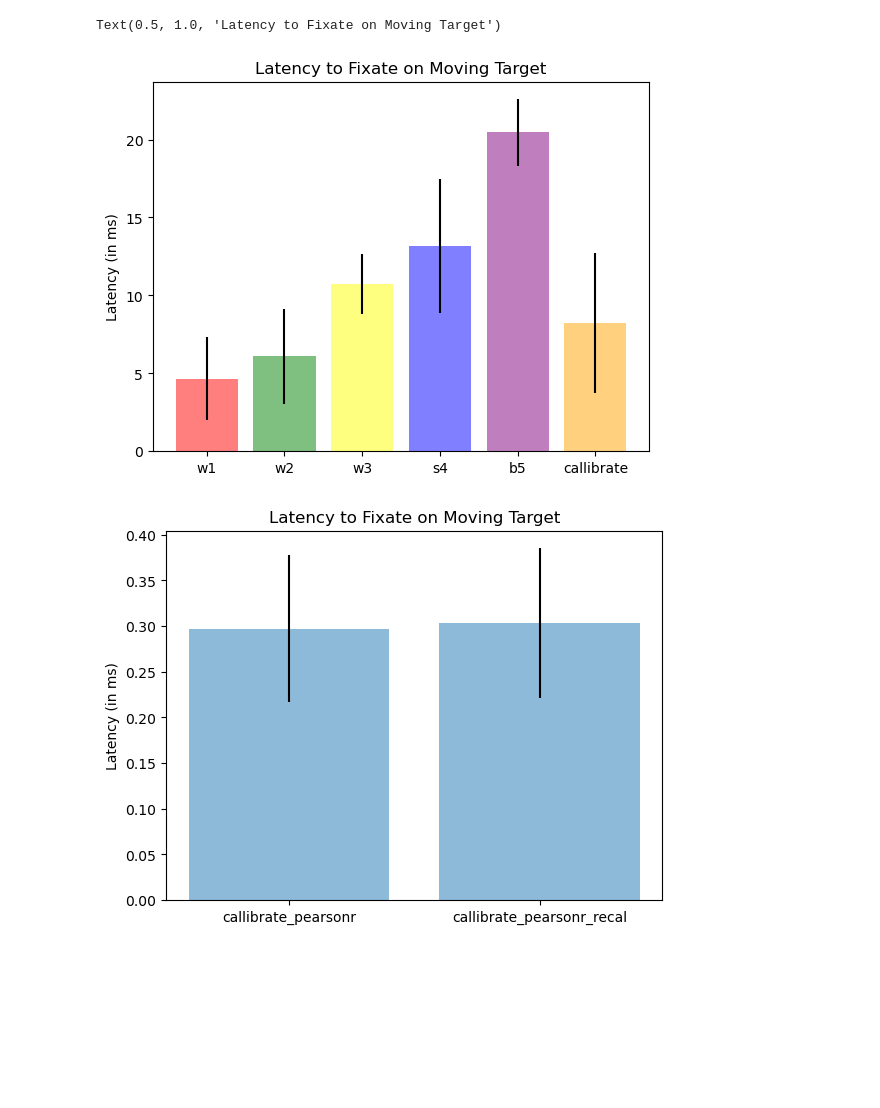
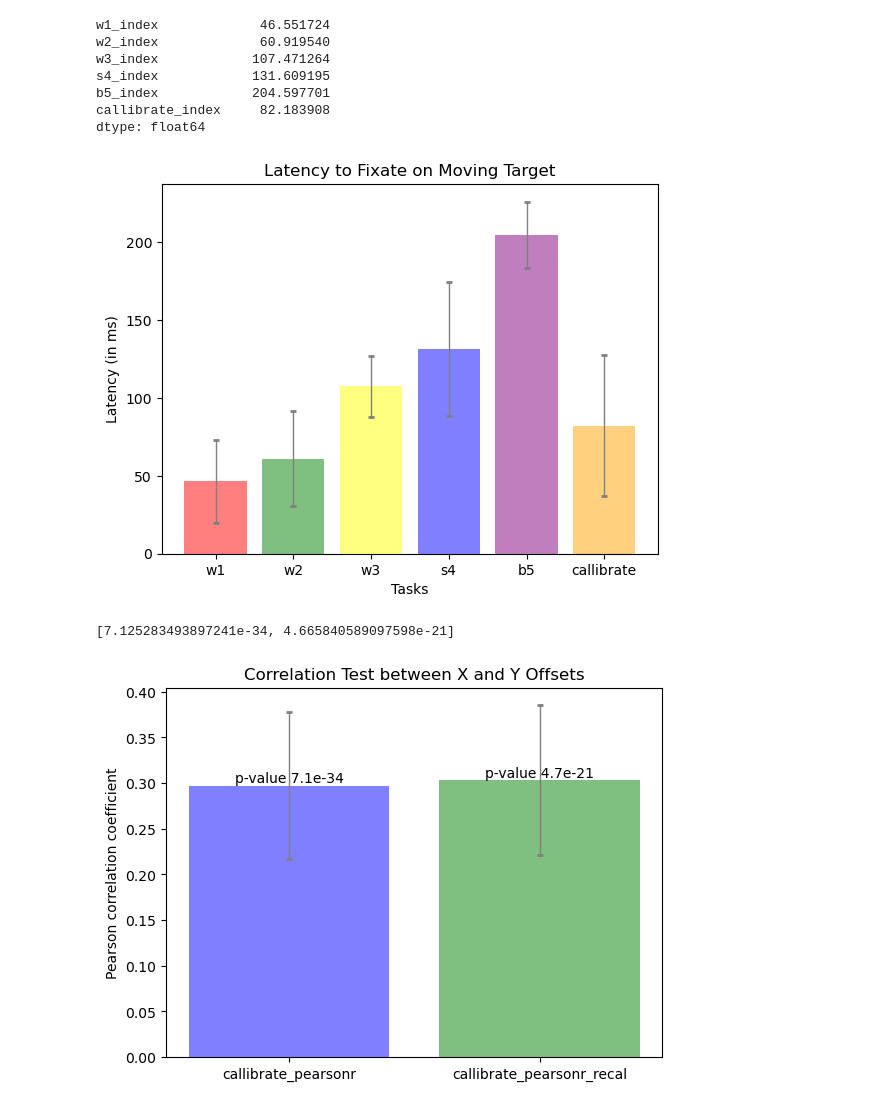
Before and after one commit to SatyamA007/MagicLeap-EyeTracking-data, a Jupyter notebook: recallibrated_data_moving/error_plots.ipynb, the cells around one changed output. Drawn from its saved outputs; the diff is of its cells as text; code cells hidden in the pictures; blank space fills up the shorter version.

Commit message:
Comparing static and moving

```diff
--- a/recallibrated_data_moving/error_plots.ipynb
+++ b/recallibrated_data_moving/error_plots.ipynb
@@ -12,11 +11,6 @@ error_df_path = 'error_df.csv'
 
 if not os.path.exists(error_df_path):
     exit()
-# %%
-error_df_path = 'error_df.csv'
-
-if not os.path.exists(error_df_path):
-    exit()
 # %%
 #Plotting means with CI of 95%
 
@@ -58,20 +52,23 @@ colors=["red", "green", 'yellow', "blue", "purple", 'orange']
 titles = ['Euclidean Errors for Moving Target (Recallibrated)', 'Euclidean Errors for Moving Target', 'Cosine Simmilarity Errors for Moving Target']
 
 fig, axes = plt.subplots(nrows=1, ncols=3, figsize=(15, 5))
-axes[0].bar(xvals, y1vals, yerr=y1_std, align='center', alpha=0.5, color=colors)
-axes[1].bar(xvals, y2vals, yerr=y2_std, align='center', alpha=0.5, color=colors)
-axes[2].bar(xvals, y3vals, yerr=y3_std, align='center', alpha=0.5, color=colors)
+axes[0].bar(xvals, y1vals, yerr=y1_std, align='center', alpha=0.5, color=colors, error_kw=dict(ecolor='gray', lw=1, capsize=2, capthick=2))
+axes[1].bar(xvals, y2vals, yerr=y2_std, align='center', alpha=0.5, color=colors, error_kw=dict(ecolor='gray', lw=1, capsize=2, capthick=2))
+axes[2].bar(xvals, y3vals, yerr=y3_std, align='center', alpha=0.5, color=colors, error_kw=dict(ecolor='gray', lw=1, capsize=2, capthick=2))
 axes[0].set_ylabel('Error ° (in degrees)')
+axes[1].set_xlabel('Tasks')
 
 for index,ax in  enumerate(axes):
     ax.yaxis.set_minor_locator(tck.AutoMinorLocator())
     ax.yaxis.grid(color='lightgray', which='both', linestyle='dashed')
+    ax.set_axisbelow(True)
     plt.sca(ax)
     plt.xticks(range(len(df.columns)), labels)
     plt.title(titles[index])
-    plt.ylim([0, 6])
+    plt.ylim([0, 6.5])
     plt.axhline(y=100, zorder=0)
 
 
 fig.tight_layout()
+df.mean()
 # %% [output]
@@ -79,23 +83,34 @@ fig.tight_layout()
 # %%
 df = pd.read_csv(error_df_path, index_col=False)
-df['w1_index'] = df['w1_index'].apply(lambda p: p*100/60)
-df['w2_index'] = df['w2_index'].apply(lambda p: p*100/60)
-df['w3_index'] = df['w3_index'].apply(lambda p: p*100/60)
-df['s4_index'] = df['s4_index'].apply(lambda p: p*100/60)
-df['b5_index'] = df['b5_index'].apply(lambda p: p*100/60)
-df['callibrate_index'] = df['callibrate_index'].apply(lambda p: p*100/60)
+df['w1_index'] = df['w1_index'].apply(lambda p: p*1000/60)
+df['w2_index'] = df['w2_index'].apply(lambda p: p*1000/60)
+df['w3_index'] = df['w3_index'].apply(lambda p: p*1000/60)
+df['s4_index'] = df['s4_index'].apply(lambda p: p*1000/60)
+df['b5_index'] = df['b5_index'].apply(lambda p: p*1000/60)
+df['callibrate_index'] = df['callibrate_index'].apply(lambda p: p*1000/60)
 df = df[['w1_index', 'w2_index', 'w3_index', 's4_index', 'b5_index', 'callibrate_index']]
 y_std = df.std()/np.sqrt(df.shape[0])*1.96
 xvals = range(len(df.columns))
 yvals = df.mean()+np.abs(df.values.min())
+colors=["red", "green", 'yellow', "blue", "purple", 'orange']
+labels = [x[:-6] for x in df.columns]
 
-plt.bar(xvals, yvals, yerr=y_std, align='center', alpha=0.5, color=colors)
+plt.bar(xvals, yvals, yerr=y_std, align='center', alpha=0.5, color=colors, error_kw=dict(ecolor='gray', lw=1, capsize=2, capthick=2))
 plt.xticks(range(len(df.columns)), labels)
 plt.ylabel('Latency (in ms)')
+plt.xlabel('Tasks')
 plt.title('Latency to Fixate on Moving Target')
+
+df.mean()
 # %% [output]
-Text(0.5, 1.0, 'Latency to Fixate on Moving Target')
+w1_index             46.551724
+w2_index             60.919540
+w3_index            107.471264
+s4_index            131.609195
+b5_index            204.597701
+callibrate_index     82.183908
+dtype: float64
-[figure, old version]
+[figure, new version]
 # %%
 df = pd.read_csv(error_df_path, index_col=False)
 
@@ -105,34 +120,45 @@ cases_with_high_coeff_and_low_p = 0
 for index, row in df.iterrows():
     r = [json.loads(row['callibrate_pearsonr']), json.loads(row['callibrate_pearsonr_recal'])]
 
     if abs(r[0][0]) > abs(r[1][0]):
         cases_with_lower_coeff+=1
     elif r[1][1] < 0.05 and abs(r[1][0]) > 0.5:
         cases_with_high_coeff_and_low_p+=1
 
 cases_with_lower_coeff = cases_with_lower_coeff/ len(df.index)
 cases_with_high_coeff_and_low_p = cases_with_high_coeff_and_low_p/ len(df.index)
+p = df['callibrate_pearsonr'].apply(lambda p: abs(json.loads(p)[1]))
+p_recal = df['callibrate_pearsonr_recal'].apply(lambda p: abs(json.loads(p)[1]))
 
 df['callibrate_pearsonr'] = df['callibrate_pearsonr'].apply(lambda p: abs(json.loads(p)[0]))
 df['callibrate_pearsonr_recal'] = df['callibrate_pearsonr_recal'].apply(lambda p: abs(json.loads(p)[0]))
 df = df[['callibrate_pearsonr', 'callibrate_pearsonr_recal']]
 
 y_std = df.std()/np.sqrt(df.shape[0])*1.96
 xvals = range(len(df.columns))
 yvals = df.mean()+np.abs(df.values.min())
 
-plt.bar(xvals, yvals, yerr=y_std, align='center', alpha=0.5)
+bar1 = plt.bar(xvals, yvals, yerr=y_std, align='center', alpha=0.5, color = ['blue','green'], error_kw=dict(ecolor='gray', lw=1, capsize=2, capthick=2))
 plt.xticks(range(len(df.columns)),  df.columns)
-plt.ylabel('Latency (in ms)')
-plt.title('Latency to Fixate on Moving Target')
+plt.ylabel('Pearson correlation coefficient')
+plt.title('Correlation Test between X and Y Offsets')
 
+pears = [p.median(),p_recal.median()]
+
+for i,rect in enumerate(bar1):
+    height = rect.get_height()
+    plt.text(rect.get_x() + rect.get_width() / 2.0, height, 'p-value '+f'{pears[i]:.1e}', ha='center', va='bottom')
+
+
+pears
 
 # y = [4, 9, 2]
 # z = [1, 2, 3]
 # ax = plt.subplot(11)
 # ax.bar(x-0.2, y, width=0.2, color='b', align='center')
 # ax.bar(x, z, width=0.2, color='g', align='center')
 # ax.xaxis_date()
 # plt.show()
 # %% [output]
+[7.125283493897241e-34, 4.665840589097598e-21]
-[figure, old version]
+[figure, new version]
```
Also changed, not shown: parts of 3 cells of this notebook, 2 other files.
